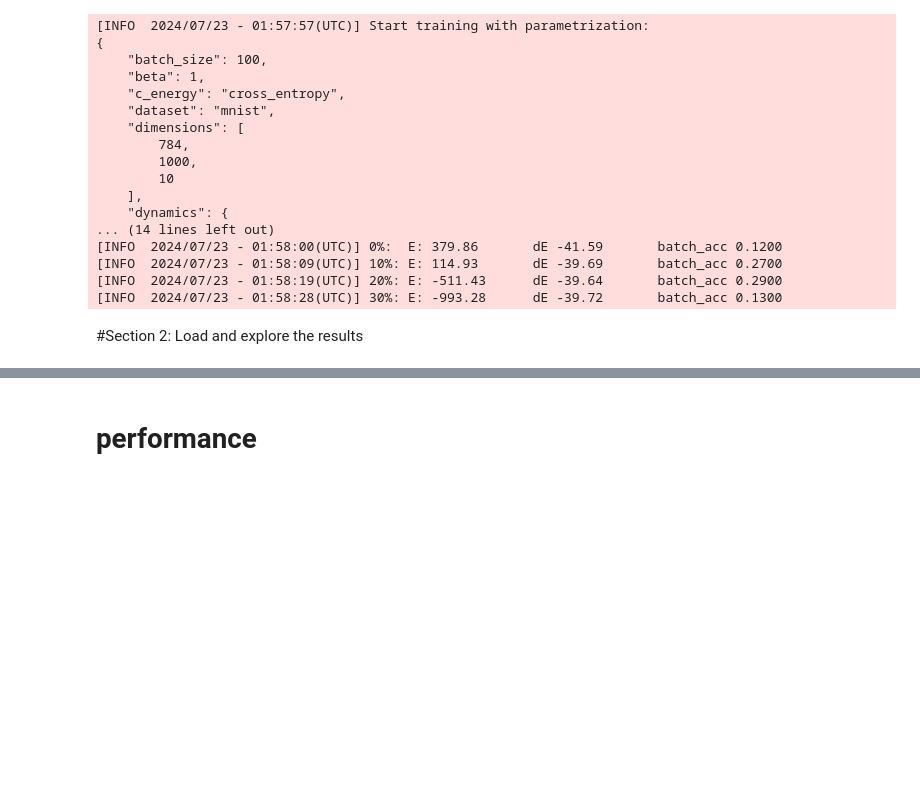
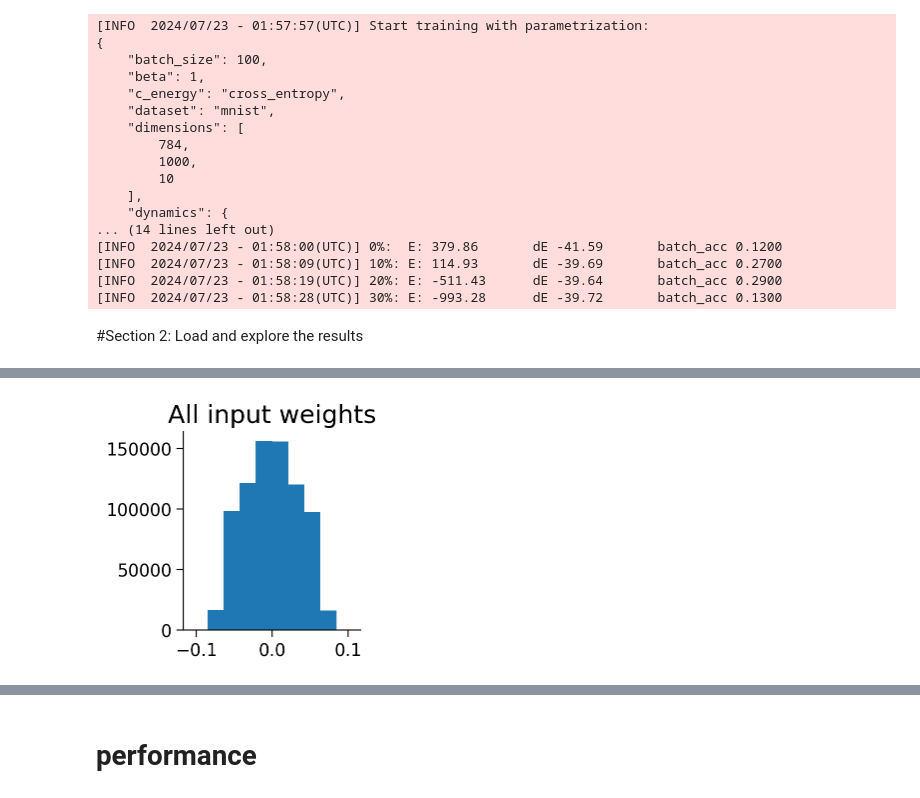
Before and after one commit to cindyhfls/SpatialEmbeddedEquilibriumPropagation_Neuromatch_NeuroAI_TrustworthyHeliotrope, a Jupyter notebook: equilibrium_propagation_toymodel_Tu.ipynb, the cells around one changed output, grey strips where cells are left out. Drawn from its saved outputs; the diff is of its cells as text; code cells hidden in the pictures; blank space fills up the shorter version.

```diff
--- a/equilibrium_propagation_toymodel_Tu.ipynb
+++ b/equilibrium_propagation_toymodel_Tu.ipynb
@@ -626,0 +714,9 @@ plt.show()
+# %%
+# Plotting the input weight distribution
+plt.figure(figsize=(3, 3))
+slice_to_plot=layer1_receptivefield.flatten()
+plt.hist(slice_to_plot)  # Use grayscale color map
+plt.title('All input weights')
+plt.show()
+# %% [output]
+[figure, added]
```
Also changed, not shown: parts of 13 cells of this notebook.
